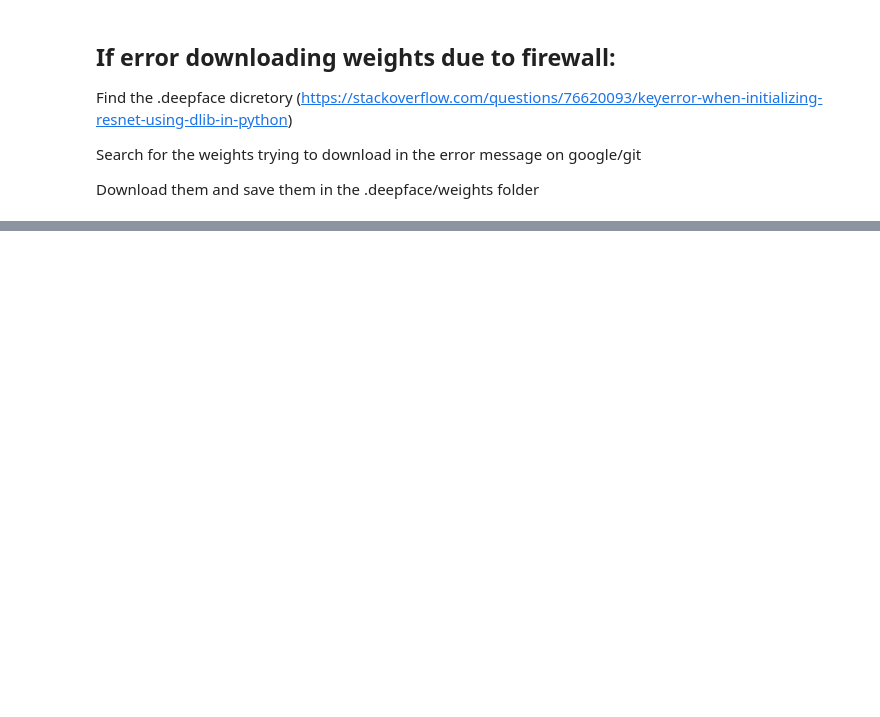
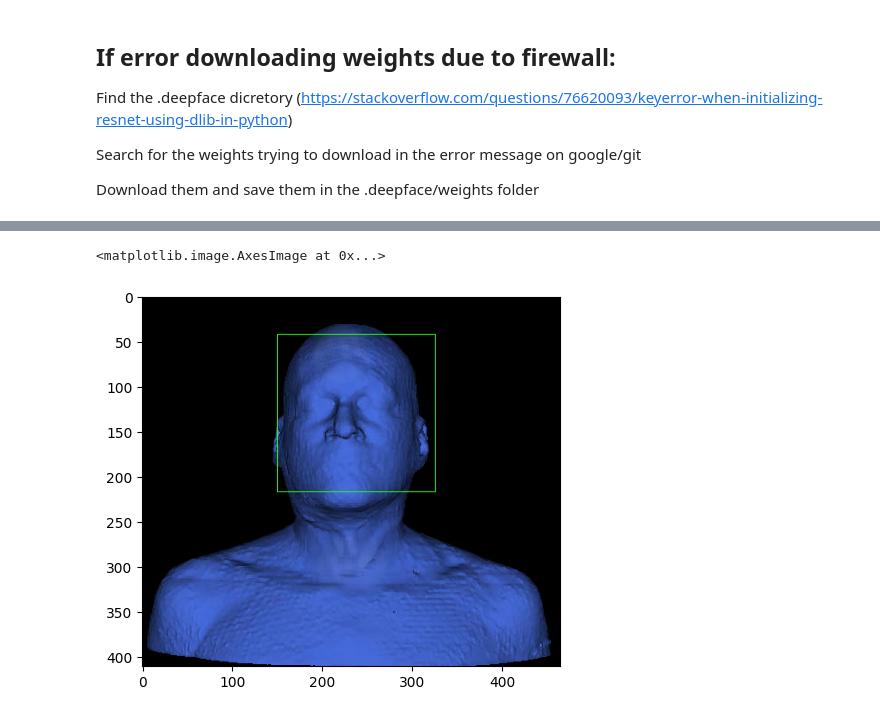
Before and after one commit to kildealab/defaceRT, a Jupyter notebook: Facial Recognition.ipynb, the cells around one changed output, grey strips where cells are left out. Cells and saved outputs as stored; diff of their text form; code cells hidden in the pictures; blank space fills up the shorter version.

```diff
--- a/Facial Recognition.ipynb
+++ b/Facial Recognition.ipynb
@@ -16,6 +23,11 @@ from deepface import DeepFace
+# %%
+list_patients = ['19']
+patient = 'sample'
 # %%
 PATH = '/mnt/iDriveShare/Kayla/CBCT_images/anonymized/screenshots/'
-image_path_1 = PATH+"19_1.png"
-image_path_2 =  PATH+"19_2.png"
-image_path_A =  PATH+"phantcrop.png"
+image_path_1 = PATH+patient+"_1.png"
+image_path_2 =  PATH+patient+"_2.png"
+image_path_A =  PATH+patient+"_A.png"
+image_path_phant = PATH+"phant.png"
+image_path_phantcrop = PATH+ "phantcrop.png"
 # %%
@@ -65,0 +107,14 @@ DeepFace.verify(img1_path = image_path_1, img2_path = image_path_2, enforce_dete
+# %%
+faces = DeepFace.extract_faces(image_path_2)#,enforce_detection=False)
+# print(faces)
+# %%
+image = cv2.imread(image_path_2)
+x = faces[0]['facial_area']['x']
+y = faces[0]['facial_area']['y']
+w = faces[0]['facial_area']['w']
+h = faces[0]['facial_area']['h']
+image = cv2.rectangle(image, (x, y), (x + w, y + h), (36,255,12), 1)
+plt.imshow(image)
+# %% [output]
+<matplotlib.image.AxesImage at 0x...>
+[figure, added]
```
Also changed, not shown: parts of 39 cells of this notebook.
